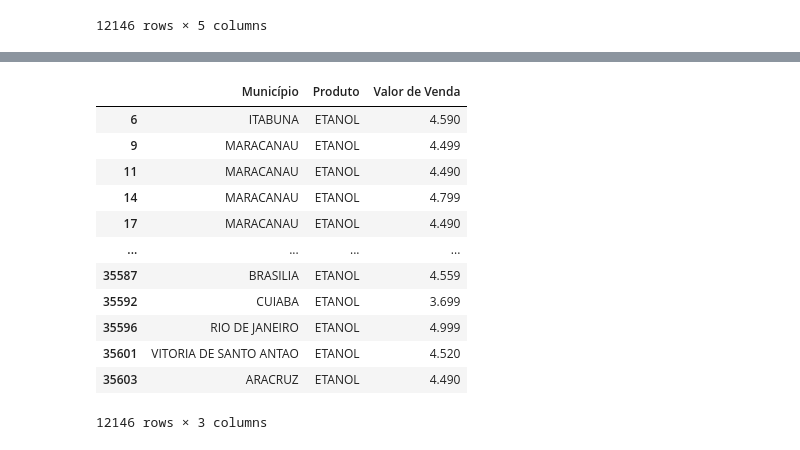
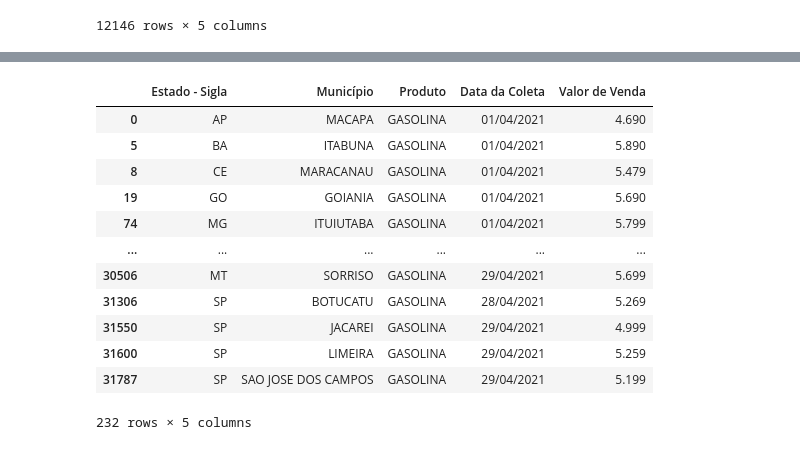
Before and after one commit to DouglasEDBR1/Desafio_Meshas, a Jupyter notebook: Desafio_Meshas(2021).ipynb, the cells around one changed output, grey strips where cells are left out. Cells and saved outputs as stored; diff of their text form; code cells hidden in the pictures.

```diff
--- a/Desafio_Meshas(2021).ipynb
+++ b/Desafio_Meshas(2021).ipynb
@@ -174,16 +173,18 @@ Name: Valor de Venda, Length: 232, dtype: float64
-# %%
-df_abril.loc[(df_abril["Produto"]=="ETANOL"), ['Município', 'Produto', 'Valor de Venda']]
-# %% [output]
-|  | Município | Produto | Valor de Venda |
-| 6 | ITABUNA | ETANOL | 4.590 |
-| 9 | MARACANAU | ETANOL | 4.499 |
-| 11 | MARACANAU | ETANOL | 4.490 |
-| 14 | MARACANAU | ETANOL | 4.799 |
-| 17 | MARACANAU | ETANOL | 4.490 |
-| ... | ... | ... | ... |
-| 35587 | BRASILIA | ETANOL | 4.559 |
-| 35592 | CUIABA | ETANOL | 3.699 |
-| 35596 | RIO DE JANEIRO | ETANOL | 4.999 |
-| 35601 | VITORIA DE SANTO ANTAO | ETANOL | 4.520 |
-| 35603 | ARACRUZ | ETANOL | 4.490 |
-12146 rows × 3 columns
+# %%
+gasolina_abril.sort_values(by= 'Valor de Venda', ascending = False)
+
+gasolina_abril.drop_duplicates(subset='Município')
+# %% [output]
+|  | Estado - Sigla | Município | Produto | Data da Coleta | Valor de Venda |
+| 0 | AP | MACAPA | GASOLINA | 01/04/2021 | 4.690 |
+| 5 | BA | ITABUNA | GASOLINA | 01/04/2021 | 5.890 |
+| 8 | CE | MARACANAU | GASOLINA | 01/04/2021 | 5.479 |
+| 19 | GO | GOIANIA | GASOLINA | 01/04/2021 | 5.690 |
+| 74 | MG | ITUIUTABA | GASOLINA | 01/04/2021 | 5.799 |
+| ... | ... | ... | ... | ... | ... |
+| 30506 | MT | SORRISO | GASOLINA | 29/04/2021 | 5.699 |
+| 31306 | SP | BOTUCATU | GASOLINA | 28/04/2021 | 5.269 |
+| 31550 | SP | JACAREI | GASOLINA | 29/04/2021 | 4.999 |
+| 31600 | SP | LIMEIRA | GASOLINA | 29/04/2021 | 5.259 |
+| 31787 | SP | SAO JOSE DOS CAMPOS | GASOLINA | 29/04/2021 | 5.199 |
+232 rows × 5 columns
```
Also changed, not shown: parts of 5 cells of this notebook, 1 other file.
